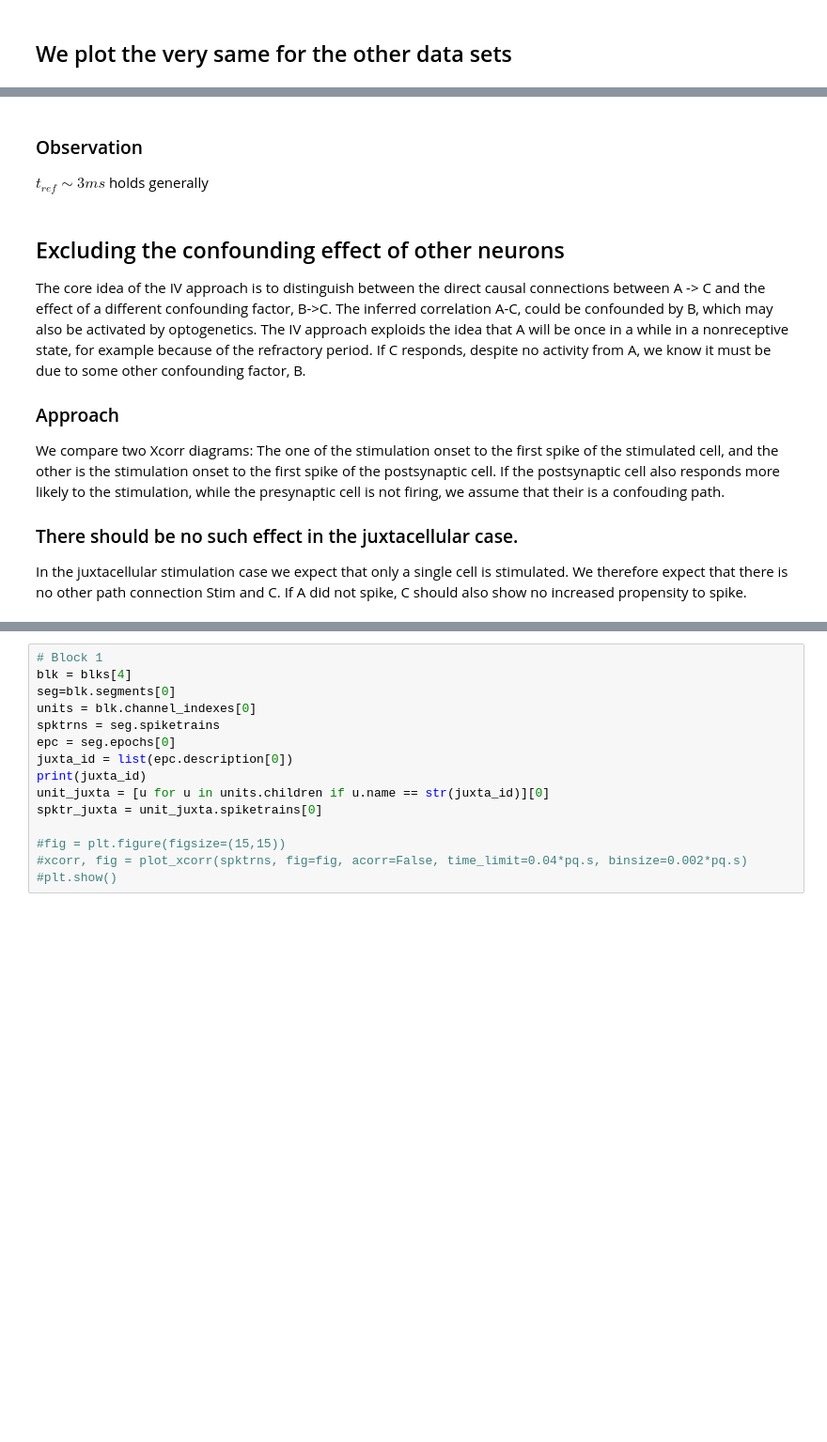
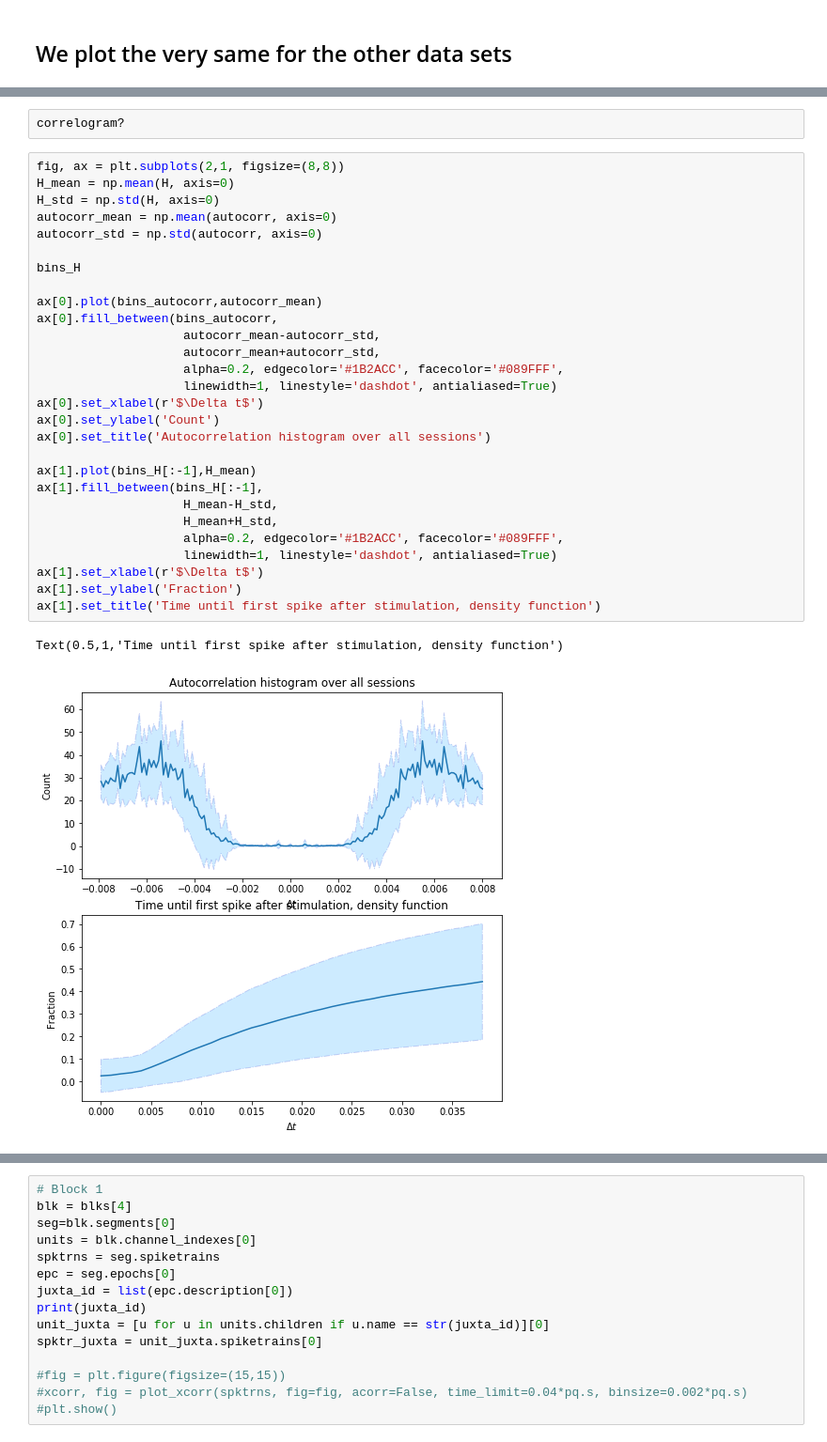
Before and after one commit to lepmik/causal-optogenetics-paper-data, a Jupyter notebook: Juxtacellular.ipynb, the cells around one changed output, grey strips where cells are left out. Shown at 94% size. Cells and saved outputs as stored; diff of their text form; blank space fills up the shorter version.

Commit message:
Cross correlations as causal criteria

```diff
--- a/Juxtacellular.ipynb
+++ b/Juxtacellular.ipynb
@@ -367,18 +356,33 @@ plt.show()
-# %% [markdown]
-### Observation
-$t_{ref} \sim 3 ms$ holds generally
-# %% [markdown]
-## Excluding the confounding effect of other neurons
-The core idea of the IV approach is to distinguish between the direct causal connections between A -> C and the effect of a different confounding factor, B->C.
-The inferred correlation A-C, could be confounded by B, which may also be activated by optogenetics.
-The IV approach exploids the idea that A will be once in a while in a nonreceptive state, for example because of the refractory period.
-If C responds, despite no activity from A, we know it must be due to some other confounding factor, B.
-
-### Approach
-We compare two Xcorr diagrams: The one of the stimulation onset to the first spike of the stimulated cell, and the other is the stimulation onset to the first spike of the postsynaptic cell.
-If the postsynaptic cell also responds more likely to the stimulation, while the presynaptic cell is not firing, we assume that their is a confouding path.
-
-### There should be no such effect in the juxtacellular case.
-In the juxtacellular stimulation case we expect that only a single cell is stimulated.
-We therefore expect that there is no other path connection Stim and C.
-If A did not spike, C should also show no increased propensity to spike.
+# %%
+correlogram?
+# %%
+fig, ax = plt.subplots(2,1, figsize=(8,8))
+H_mean = np.mean(H, axis=0)
+H_std = np.std(H, axis=0)
+autocorr_mean = np.mean(autocorr, axis=0)
+autocorr_std = np.std(autocorr, axis=0)
+
+bins_H
+
+ax[0].plot(bins_autocorr,autocorr_mean)
+ax[0].fill_between(bins_autocorr,
+                    autocorr_mean-autocorr_std,
+                    autocorr_mean+autocorr_std,
+                    alpha=0.2, edgecolor='#1B2ACC', facecolor='#089FFF',
+                    linewidth=1, linestyle='dashdot', antialiased=True)
+ax[0].set_xlabel(r'$\Delta t$')
+ax[0].set_ylabel('Count')
+ax[0].set_title('Autocorrelation histogram over all sessions')
+
+ax[1].plot(bins_H[:-1],H_mean)
+ax[1].fill_between(bins_H[:-1],
+                    H_mean-H_std,
+                    H_mean+H_std,
+                    alpha=0.2, edgecolor='#1B2ACC', facecolor='#089FFF',
+                    linewidth=1, linestyle='dashdot', antialiased=True)
+ax[1].set_xlabel(r'$\Delta t$')
+ax[1].set_ylabel('Fraction')
+ax[1].set_title('Time until first spike after stimulation, density function')
+# %% [output]
+Text(0.5,1,'Time until first spike after stimulation, density function')
+[figure, added]
```
Also changed, not shown: parts of 51 cells of this notebook.
